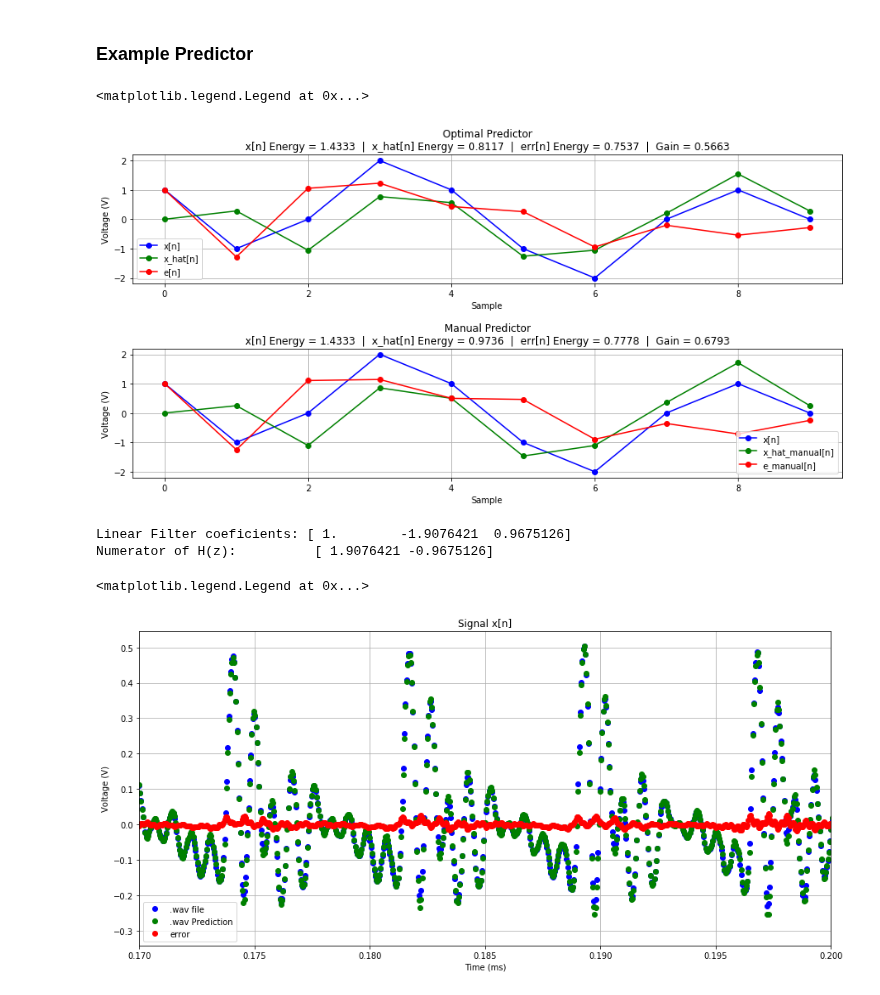
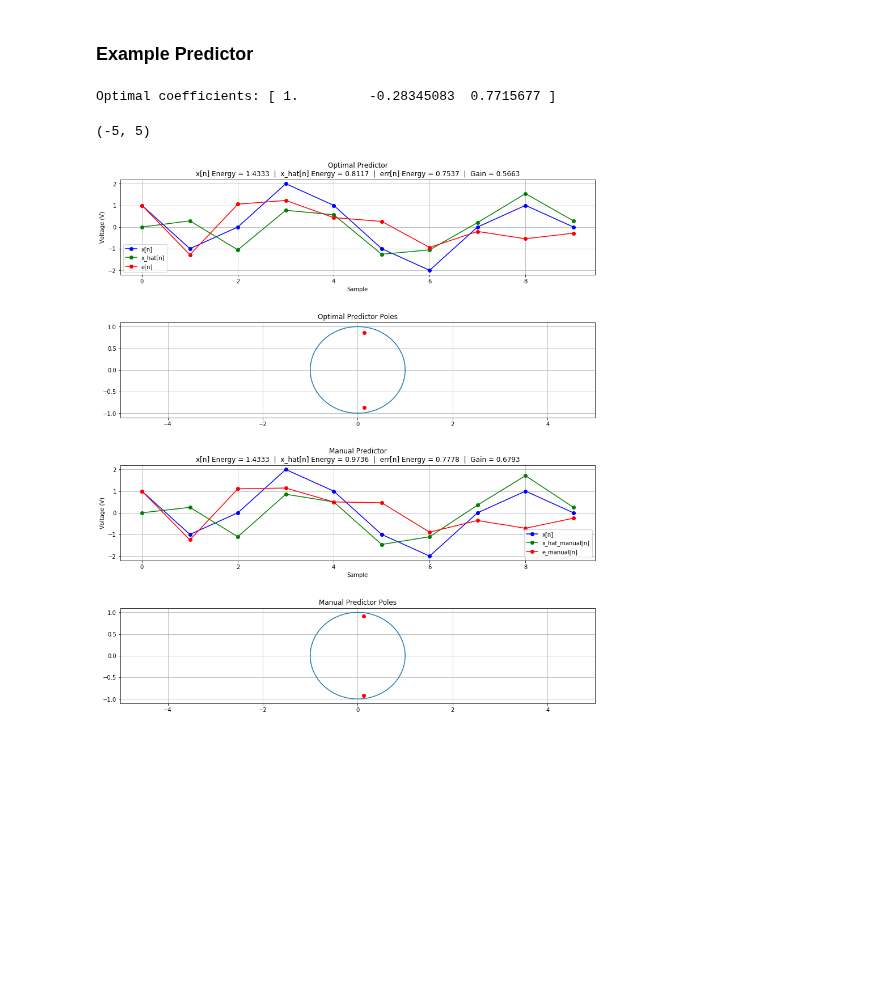
Before and after one commit to rthomp10/dsp, a Jupyter notebook: Prediction and Quantization.ipynb, the cells around one changed output. Saved outputs shown, nothing was run; the diff lists cells and outputs as text; code cells hidden in the pictures; blank space fills up the shorter version.

```diff
--- a/Prediction and Quantization.ipynb
+++ b/Prediction and Quantization.ipynb
@@ -36,16 +37,16 @@ def predict(signal, order):
 # %%
 n = np.arange(0,10)
 x = np.array([1.0,-1.0,0.0,2.0,1.0,-1.0,-2.0,0.0,1.0,0.0])
-numerator_manual = [1.0000,-0.2500,0.8570]
+a_manual = [1.0000,-0.2500,0.8570]
 
 
 # Optimal Coefficients
-x_hat, perr, b = predict(x,2)
+x_hat, perr, a = predict(x,2)
 
 
 # Manual Coefficients
 denominator  = [1]
-perr_manual  = sps.lfilter(numerator_manual, denominator, x)
+perr_manual  = sps.lfilter(a_manual, denominator, x)
 x_hat_manual = x - perr_manual
 
 
@@ -62,6 +63,10 @@ optimal_gain = var_x_hat/var_x
 manual_gain  = var_x_hat_manual/var_x
 
 
+# Obtaining Poles and zeroes of the filter
+(zeroes_optimal, poles_optimal, k) = sps.tf2zpk(1,a)
+(zeroes_manual, poles_manual, k) = sps.tf2zpk(1,a_manual)
+
 # # Printer
 # print('Linear Filter poles: '+ str(np.round(b,4))+'\n')
 #
@@ -77,70 +82,55 @@ manual_gain  = var_x_hat_manual/var_x
 
 
 # Graph
-plt.figure('position', [15,7])
-plt.subplots_adjust(hspace = .5)
+plt.figure('position', [15,17])
+plt.subplots_adjust(hspace = 0.5)
 
-plt.subplot(2,1,1)
+plt.subplot(4,1,1)
 plt.title('Optimal Predictor\n'
          +'x[n] Energy = ' + str(np.round(var_x, 4)) + '  |  '
          +'x_hat[n] Energy = ' + str(np.round(var_x_hat, 4)) + '  |  '
          +'err[n] Energy = ' + str(np.round(var_perr, 4)) + '  |  '
          + 'Gain = ' + str(np.round(optimal_gain, 4)))
 plt.plot(n, x, 'b-o', label='x[n]')
 plt.plot(n, x_hat, 'g-o', label='x_hat[n]')
 plt.plot(n, perr, 'r-o', label='e[n]')
 plt.ylabel('Voltage (V)')
 plt.xlabel('Sample')
 plt.grid()
 plt.legend()
 
-plt.subplot(2,1,2)
+plt.subplot(4,1,2)
+theta = np.linspace(-np.pi,np.pi,201)
+plt.plot(np.cos(theta),np.sin(theta))
+plt.scatter(np.real(zeroes_optimal),np.imag(zeroes_optimal))
+plt.scatter(np.real(poles_optimal),np.imag(poles_optimal), color='r')
+plt.title("Optimal Predictor Poles")
+plt.grid()
+plt.xlim(-5,5)
+
+plt.subplot(4,1,3)
 plt.title('Manual Predictor\n'
          +'x[n] Energy = ' + str(np.round(var_x, 4)) + '  |  '
          +'x_hat[n] Energy = ' + str(np.round(var_x_hat_manual, 4)) + '  |  '
          +'err[n] Energy = ' + str(np.round(var_perr_manual, 4)) + '  |  '
          + 'Gain = ' + str(np.round(manual_gain, 4)))
 plt.plot(n, x, 'b-o', label='x[n]')
 plt.plot(n, x_hat_manual, 'g-o', label='x_hat_manual[n]')
 plt.plot(n, perr_manual, 'r-o', label='e_manual[n]')
 plt.ylabel('Voltage (V)')
 plt.xlabel('Sample')
 plt.grid()
 plt.legend()
+
+plt.subplot(4,1,4)
+theta = np.linspace(-np.pi,np.pi,201)
+plt.plot(np.cos(theta),np.sin(theta))
+plt.scatter(np.real(zeroes_manual),np.imag(zeroes_manual))
+plt.scatter(np.real(poles_manual),np.imag(poles_manual), color='r')
+plt.title("Manual Predictor Poles")
+plt.grid()
+plt.xlim(-5,5)
 # %% [output]
-<matplotlib.legend.Legend at 0x...>
+Optimal coefficients: [ 1.         -0.28345083  0.7715677 ]
+(-5, 5)
-[figure, old version]
+[figure, new version]
-# %%
-x, sr = librosa.load('snip.wav') # Signal time series and sampling rate
-duration = np.size(x)/sr
-period = 1/sr
-t = np.arange(0,duration, period)
-a = librosa.lpc(x, 2) # Linear Filter aficients
-print('Linear Filter coeficients: '+ str(a))
-
-numerator = -1 * np.delete(a, 0)
-print('Numerator of H(z):          ' + str(numerator))
-denominator = [1]
-x_hat = sps.lfilter(numerator, denominator, x)
-x_hat = np.append(0,x_hat[0:-1])
-e = x - x_hat
-
-# Graph
-plt.figure('position', [15,7])
-# plt.subplots_adjust(hspace = .5)
-
-# plt.subplot(2,1,1)
-plt.title('Signal x[n]')
-plt.plot(t, x, 'bo', label='.wav file')
-plt.plot(t, x_hat, 'go', label='.wav Prediction')
-plt.plot(t, e, 'ro', label='error')
-plt.ylabel('Voltage (V)')
-plt.xlabel('Time (ms)')
-plt.xlim(.17,.2)
-plt.grid()
-plt.legend()
-# %% [output]
-Linear Filter coeficients: [ 1.        -1.9076421  0.9675126]
-Numerator of H(z):          [ 1.9076421 -0.9675126]
-<matplotlib.legend.Legend at 0x...>
-[figure, removed]
```
Also changed, not shown: parts of 5 cells of this notebook.
